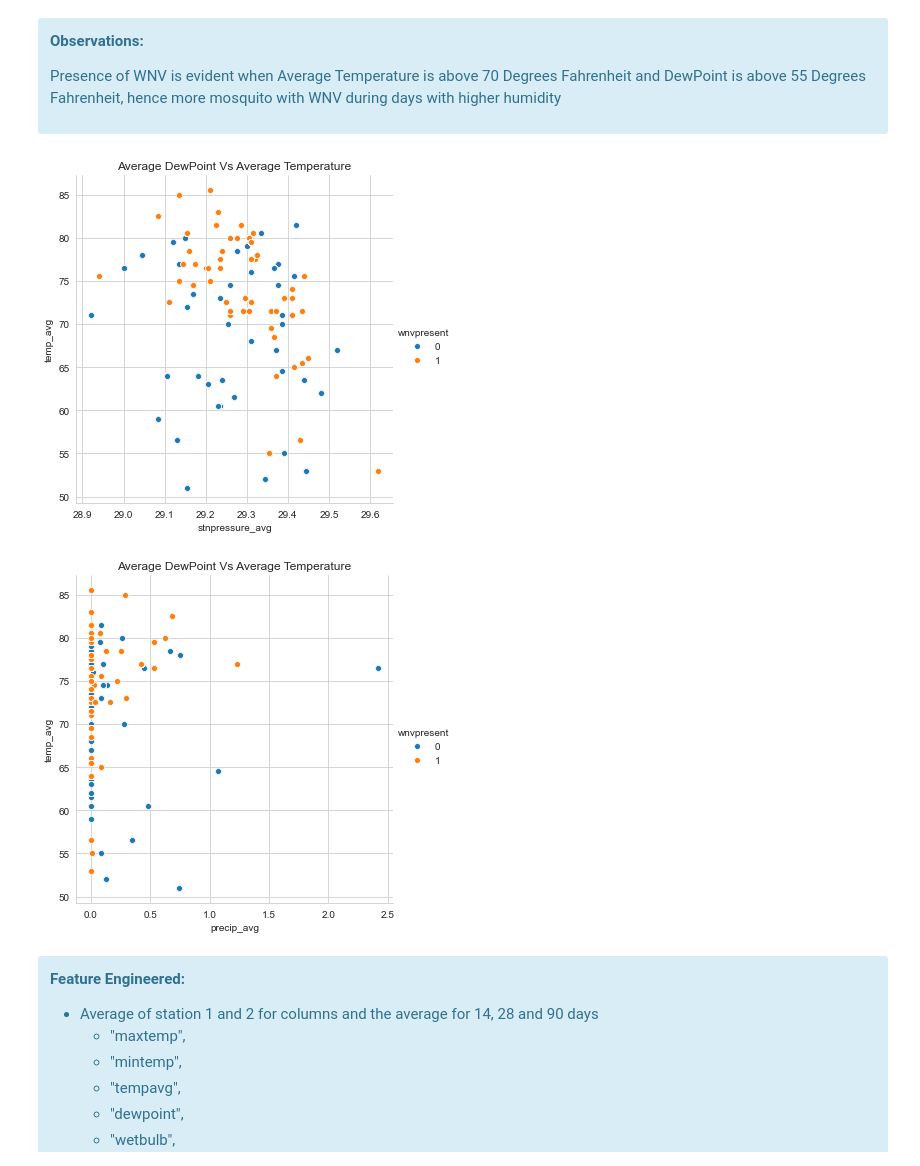
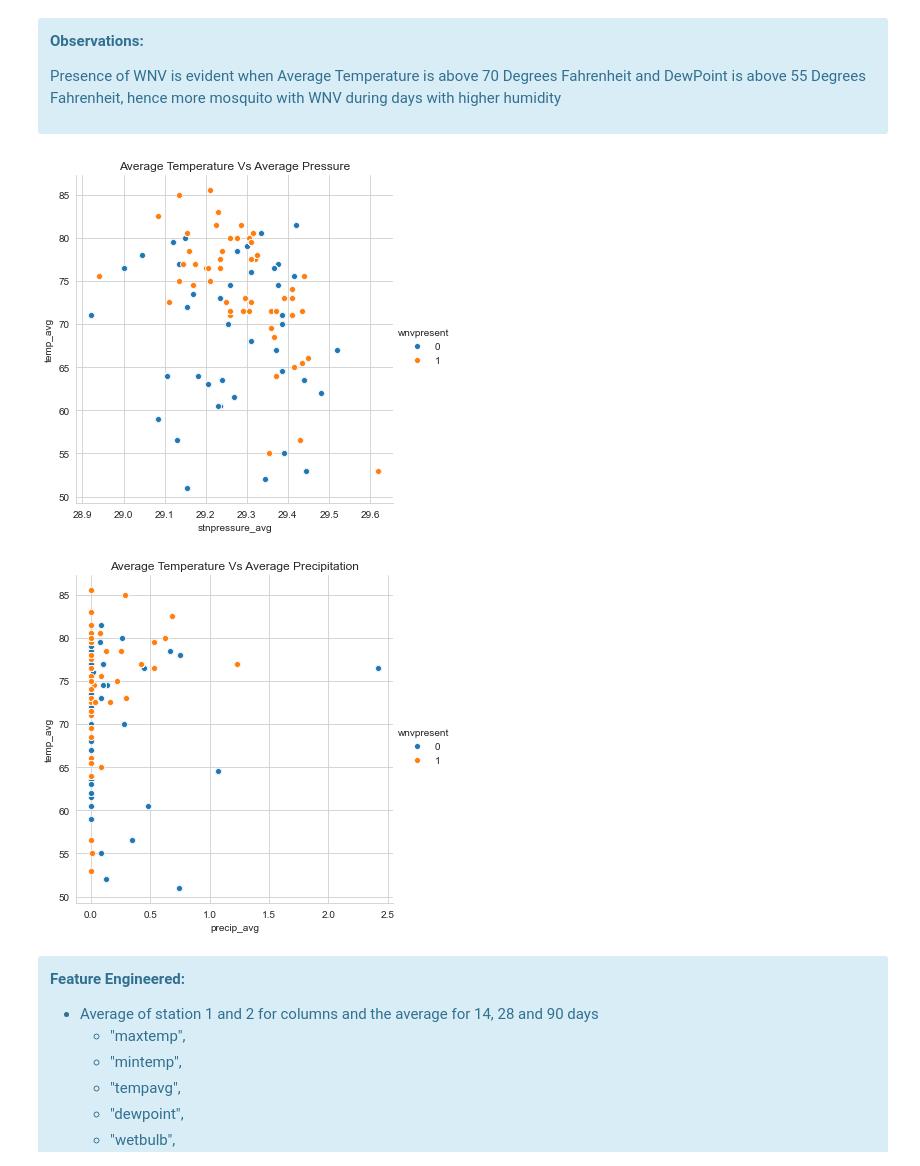
Before and after one commit to chevalier88/GA_Project_4_Advanced_Supervised_Learning, a Jupyter notebook: codes/for merge before master.ipynb, the cells around one changed output. Cells and saved outputs as stored; diff of their text form; code cells hidden in the pictures.

```diff
--- a/codes/for merge before master.ipynb
+++ b/codes/for merge before master.ipynb
@@ -654,12 +653,6 @@ train.groupby(['date', 'trap', 'species'], as_index=False)['nummosquitos'].sum()
 | 2369 | 2007-09-19 | T115 | CULEX PIPIENS | 968 |
 | 2071 | 2007-09-06 | T115 | CULEX PIPIENS/RESTUANS | 914 |
 | 3297 | 2009-06-29 | T900 | CULEX PIPIENS/RESTUANS | 836 |
-# %%
-#merging total mosquitoes with train
-train = pd.merge(train, train.groupby(['date', 'trap', 'species'], as_index=False)['nummosquitos'].sum(), how='left', on=['date', 'trap', 'species'])
-train.columns = ['date', 'address', 'species', 'block', 'street', 'trap',
-       'addressnumberandstreet', 'latitude', 'longitude', 'addressaccuracy',
-       'nummosquitos', 'wnvpresent', 'year', 'month', 'total_mos']
 # %%
 rate = train.groupby(['addressnumberandstreet', 'trap'], as_index=False)['wnvpresent', 'nummosquitos'].sum().sort_values('wnvpresent')
 # %%
@@ -826,24 +819,24 @@ weather['wetbulb_90d'] = weather['wetbulb_avg'].rolling(90, min_periods=1).sum()
 weather['precip_2w'] = weather['precip_avg'].rolling(14, min_periods=1).sum()
 weather['precip_4w'] = weather['precip_avg'].rolling(28, min_periods=1).sum()
 weather['precip_90d'] = weather['precip_avg'].rolling(90, min_periods=1).sum()
+# %%
+def humidity_calc(row):
+    wetC = (row['wetbulb_avg'] - 32) / 1.8
+    dryC = (row['temp_avg'] - 32) / 1.8
+
+    N = 0.6687451584
+    e_d = 6.112 * np.exp((17.502 * dryC) / (240.97 + dryC))
+    e_w = 6.112 * np.exp((17.502 * wetC) / (240.97 + wetC))
+    rh = 100 * (e_w - N*(1 + 0.00115 * wetC) * (dryC - wetC)) / e_d
+
+    return np.round(rh, decimals = 0)
+
+weather['relative_humidity'] = weather.apply(humidity_calc, axis = 1)
 # %%
 # Merge train and weather dataset
 train = pd.merge(train, weather, how='left', on=['date','month','year'])
 
 # Save Merged DataFrame
 train.to_csv("../assets/train_weather.csv")
-# %%
-def HumidityCalc(row):
-    wetC = (row['wetbulb_avg'] - 32) / 1.8
-    dryC = (row['temp_avg'] - 32) / 1.8
-
-    N = 0.6687451584
-    e_d = 6.112 * np.exp((17.502 * dryC) / (240.97 + dryC))
-    e_w = 6.112 * np.exp((17.502 * wetC) / (240.97 + wetC))
-    rh = 100 * (e_w - N*(1 + 0.00115 * wetC) * (dryC - wetC)) / e_d
-
-    return np.round(rh, decimals = 0)
-
-train['relative_humidity'] = train.apply(HumidityCalc, axis = 1)
 # %% [markdown]
 ### 2.2.2 EDA
@@ -919,21 +912,21 @@ Presence of WNV is evident when Average Temperature is above 70 Degrees Fahrenhe
 # %%
 sns.pairplot(data=train,
              x_vars='stnpressure_avg',
              y_vars='temp_avg',
              hue='wnvpresent',
              size=5)
-plt.title("Average DewPoint Vs Average Temperature");
+plt.title("Average Temperature Vs Average Pressure");
 # %% [output]
-[figure, old version]
+[figure, new version]
 # %%
 sns.pairplot(data=train,
              x_vars='precip_avg',
              y_vars='temp_avg',
              hue='wnvpresent',
              size=5)
-plt.title("Average DewPoint Vs Average Temperature");
+plt.title("Average Temperature Vs Average Precipitation");
 # %% [output]
-[figure, old version]
+[figure, new version]
 # %% [markdown]
 <div class="alert alert-block alert-info">
 
```
Also changed, not shown: parts of 27 cells of this notebook.
